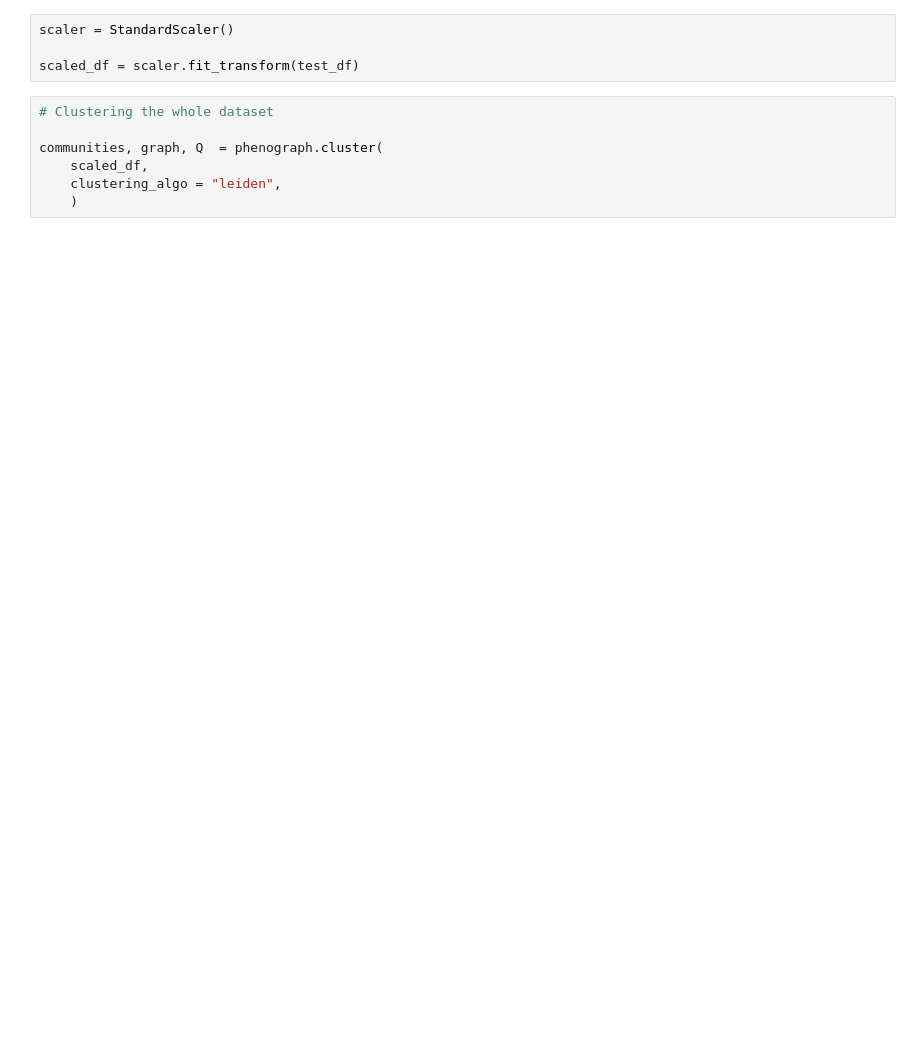
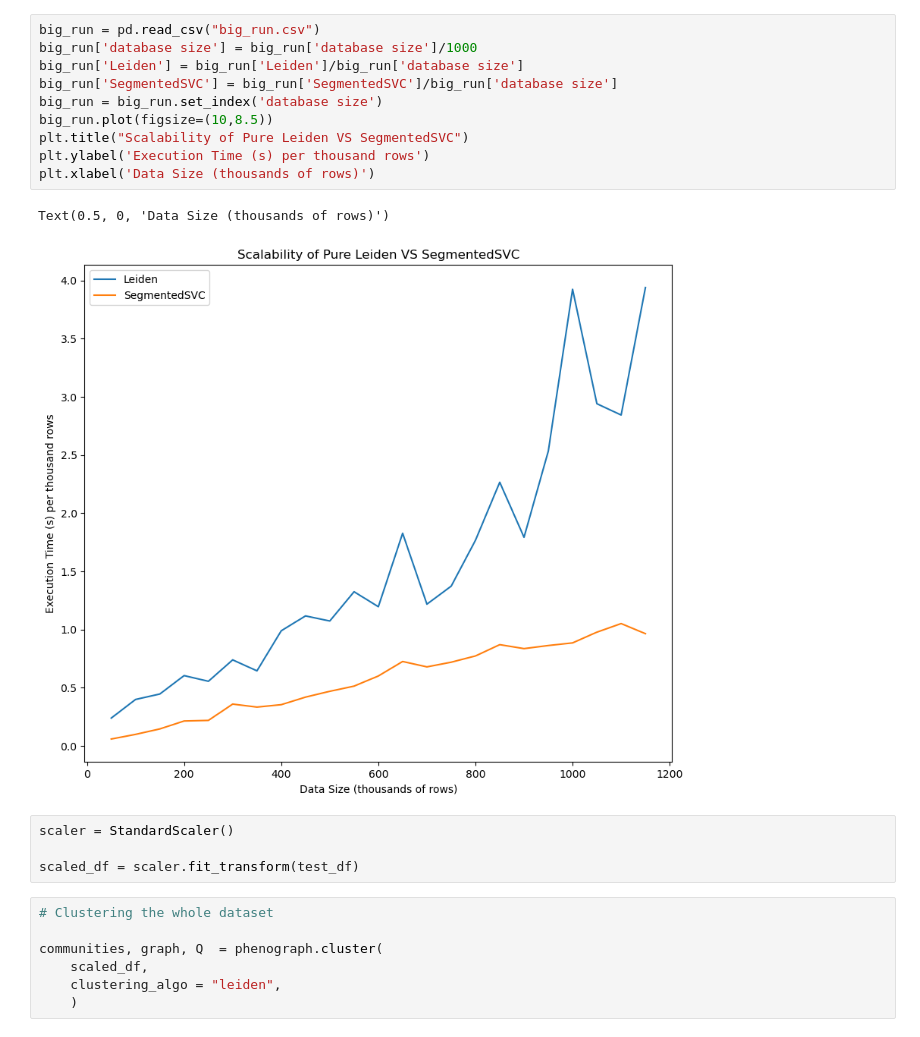
Before and after one commit to psychicesp/celestialink, a Jupyter notebook: examples.ipynb, the cells around one changed output. Saved outputs shown, nothing was run; the diff lists cells and outputs as text; blank space fills up the shorter version.

```diff
--- a/examples.ipynb
+++ b/examples.ipynb
@@ -13,3 +26,16 @@ test_df = pd.read_csv(os.path.join("test", "flow_cytometry_test_data.csv")).fill
+# %%
+big_run = pd.read_csv("big_run.csv")
+big_run['database size'] = big_run['database size']/1000
+big_run['Leiden'] = big_run['Leiden']/big_run['database size']
+big_run['SegmentedSVC'] = big_run['SegmentedSVC']/big_run['database size']
+big_run = big_run.set_index('database size')
+big_run.plot(figsize=(10,8.5))
+plt.title("Scalability of Pure Leiden VS SegmentedSVC")
+plt.ylabel('Execution Time (s) per thousand rows')
+plt.xlabel('Data Size (thousands of rows)')
+# %% [output]
+Text(0.5, 0, 'Data Size (thousands of rows)')
+[figure, added]
 # %%
 scaler = StandardScaler()
 
```
Also changed, not shown: parts of 11 cells of this notebook, 4 other files.
